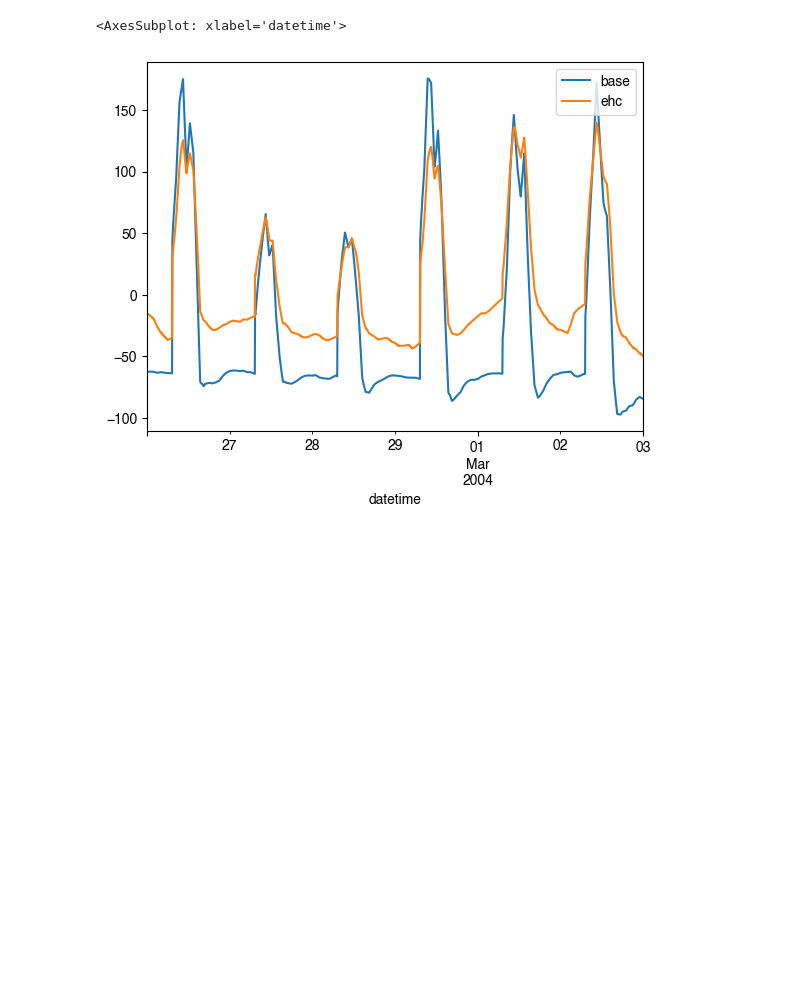
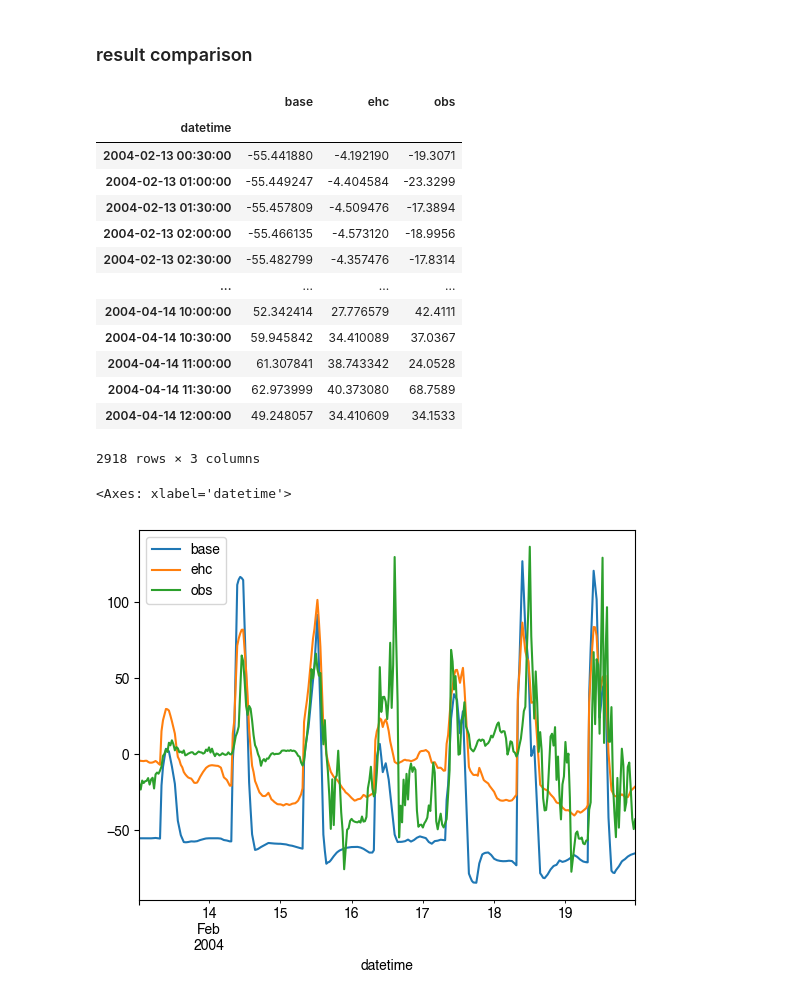
Before and after one commit to gusbacos/SUEWS_DB_Typology_test, a Jupyter notebook: code/test-saave.ipynb, the cells around one changed output. Saved outputs shown, nothing was run; the diff lists cells and outputs as text; code cells hidden in the pictures; blank space fills up the shorter version.

```diff
--- a/code/test-saave.ipynb
+++ b/code/test-saave.ipynb
@@ -5,0 +11,15 @@ from pathlib import Path
+# %%
+# load in observation data
+p_obs = p_dir_input / "Saeve_asphalt_QGmeasured.csv"
+df_obs_raw = pd.read_csv(p_obs, sep=";")
+
+# convert to datetime
+ser_year = pd.to_datetime(df_obs_raw.year.astype(str) + "-01-01")
+# df_obs_raw.dectime
+ser_dt=ser_year+pd.to_timedelta(df_obs_raw.dectime, unit="D").dt.round("30T")
+df_obs=df_obs_raw.copy()
+df_obs["datetime"]=ser_dt
+df_obs.set_index("datetime", inplace=True)
+df_obs.drop(columns=["year", "dectime"], inplace=True)
+ser_qg = df_obs.QgHFP.rename("QG_obs")
+ser_qg
@@ -56,12 +91,31 @@ df_output_ehc, df_state_final = sp.run_supy(df_forcing, df_state_ehc)
+# %% [markdown]
+### result comparison
 # %%
 df_comp = (
     pd.concat([df_output_base, df_output_ehc], axis=1, keys=["base", "ehc"])
     .swaplevel(axis=1, i=1, j=0)
     .swaplevel(axis=1, i=1, j=2)
     .sort_index(axis=1)
 )
-df_comp.loc[1, "SUEWS"].QS.iloc[288 * 14 : 288 * 20].plot()
+df_comp_qs = df_comp.loc[1, "SUEWS"].QS
+df_comp_qs = df_comp_qs.assign(obs=ser_qg).dropna()
+df_comp_qs
+df_comp_qs.loc['2004-2-13':'2004-2-19'].plot()
 # %% [output]
+|  | base | ehc | obs |
+| datetime |  |  |  |
+| 2004-02-13 00:30:00 | -55.441880 | -4.192190 | -19.3071 |
+| 2004-02-13 01:00:00 | -55.449247 | -4.404584 | -23.3299 |
+| 2004-02-13 01:30:00 | -55.457809 | -4.509476 | -17.3894 |
+| 2004-02-13 02:00:00 | -55.466135 | -4.573120 | -18.9956 |
+| 2004-02-13 02:30:00 | -55.482799 | -4.357476 | -17.8314 |
+| ... | ... | ... | ... |
+| 2004-04-14 10:00:00 | 52.342414 | 27.776579 | 42.4111 |
+| 2004-04-14 10:30:00 | 59.945842 | 34.410089 | 37.0367 |
+| 2004-04-14 11:00:00 | 61.307841 | 38.743342 | 24.0528 |
+| 2004-04-14 11:30:00 | 62.973999 | 40.373080 | 68.7589 |
+| 2004-04-14 12:00:00 | 49.248057 | 34.410609 | 34.1533 |
-<AxesSubplot: xlabel='datetime'>
+2918 rows × 3 columns
+<Axes: xlabel='datetime'>
-[figure, old version]
+[figure, new version]
 # %%
```
Also changed, not shown: parts of 14 cells of this notebook, 3 other files.
